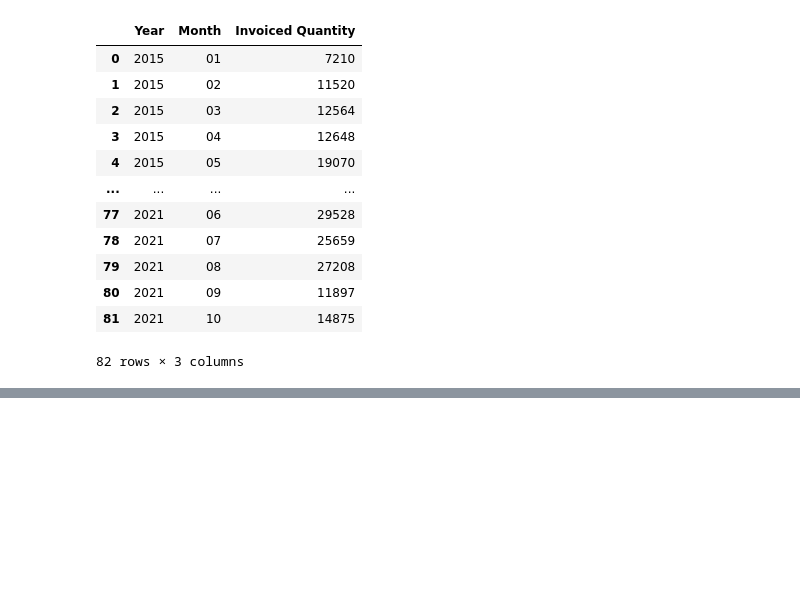
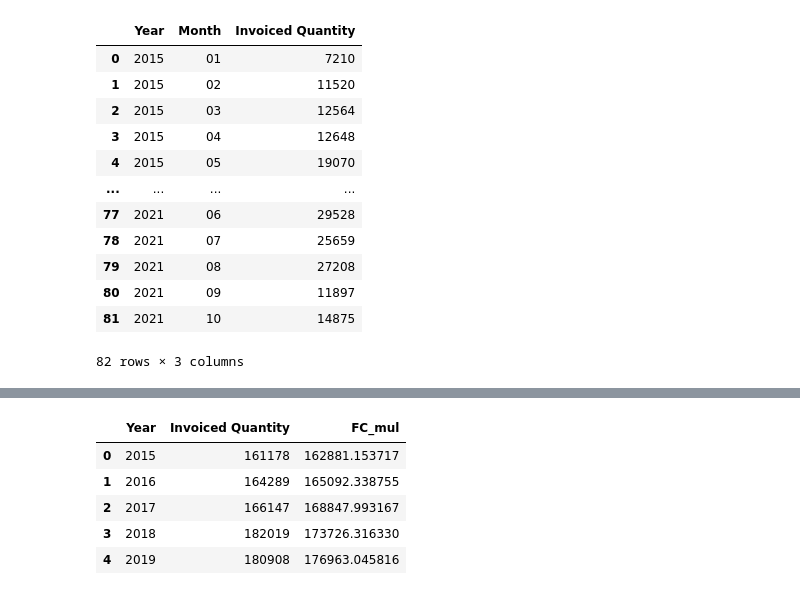
Before and after one commit to 2Delta/GT-Coding-Boot-Camp_Project-1, a Jupyter notebook: Project_01_BicycleSales_forecast.ipynb, the cells around one changed output, grey strips where cells are left out. Saved outputs shown, nothing was run; the diff lists cells and outputs as text; code cells hidden in the pictures; blank space fills up the shorter version.

```diff
--- a/Project_01_BicycleSales_forecast.ipynb
+++ b/Project_01_BicycleSales_forecast.ipynb
@@ -256,0 +158,29 @@ qtr1519_df
+# %%
+fc_df = year_month_df
+
+fc1519_df = fc_df.loc[(fc_df['Year'] == "2015")|
+          (fc_df['Year'] == "2016")|
+          (fc_df['Year'] == "2017")|
+          (fc_df['Year'] == "2018")|
+          (fc_df['Year'] == "2019"), :]
+
+fit_model = ETS(fc1519_df["Invoiced Quantity"],
+                           trend="mul",seasonal="mul",
+                           seasonal_periods=12).fit()
+
+fc2021 = fit_model.forecast(24)
+
+fc1519_df["FC_mul"] = ETS(fc1519_df["Invoiced Quantity"],
+                           trend="mul",seasonal="mul",
+                           seasonal_periods=12).fit().fittedvalues
+
+fc1519_df["FC_damped"] = ETS(fc1519_df["Invoiced Quantity"],
+                           trend="add",seasonal="add",
+                           seasonal_periods=12).fit().fittedvalues
+
+# fc_df = pd.merge(fc_df, fc1519_df, left_index=True, right_index=True, how="left" )
+
+# fc1519_df
+fc1519_df["FC_mul"].plot(legend=True, label="train")
+fc2021.plot(legend=True, label="predict")
+fc_df["Invoiced Quantity"].plot(legend=True, label="actual")
@@ -256,0 +195,12 @@ qtr1519_df
+# %%
+fc1519_yr_df = fc1519_df.groupby(["Year"],
+                                   as_index = False)[["Year","Invoiced Quantity","FC_mul"]].sum()
+
+fc1519_yr_df
+# %% [output]
+|  | Year | Invoiced Quantity | FC_mul |
+| 0 | 2015 | 161178 | 162881.153717 |
+| 1 | 2016 | 164289 | 165092.338755 |
+| 2 | 2017 | 166147 | 168847.993167 |
+| 3 | 2018 | 182019 | 173726.316330 |
+| 4 | 2019 | 180908 | 176963.045816 |
```
Also changed, not shown: parts of 9 cells of this notebook, 1 other file.
